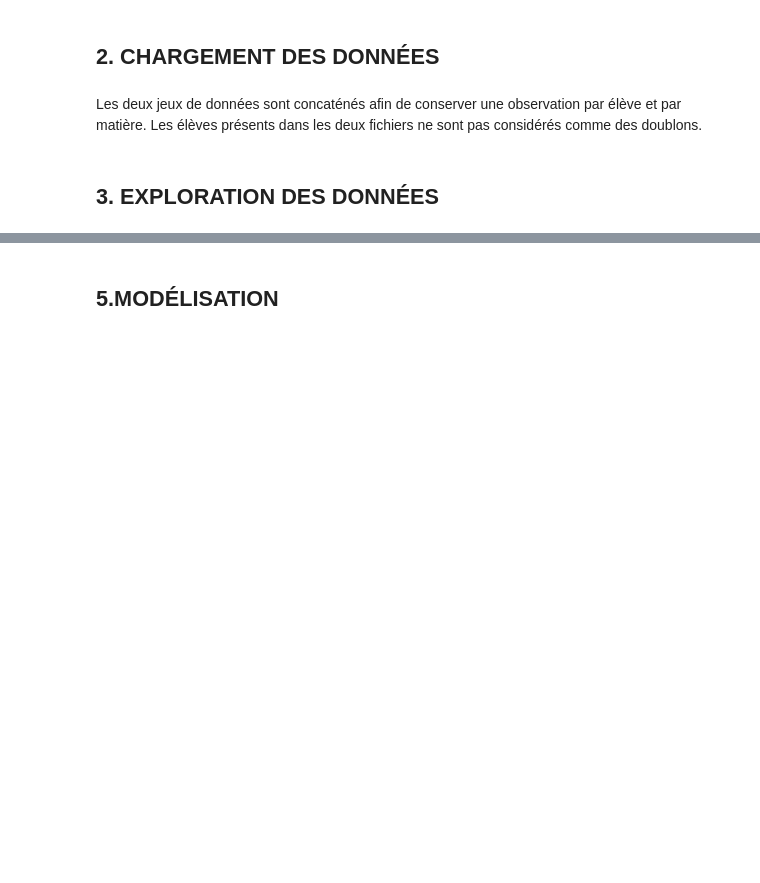
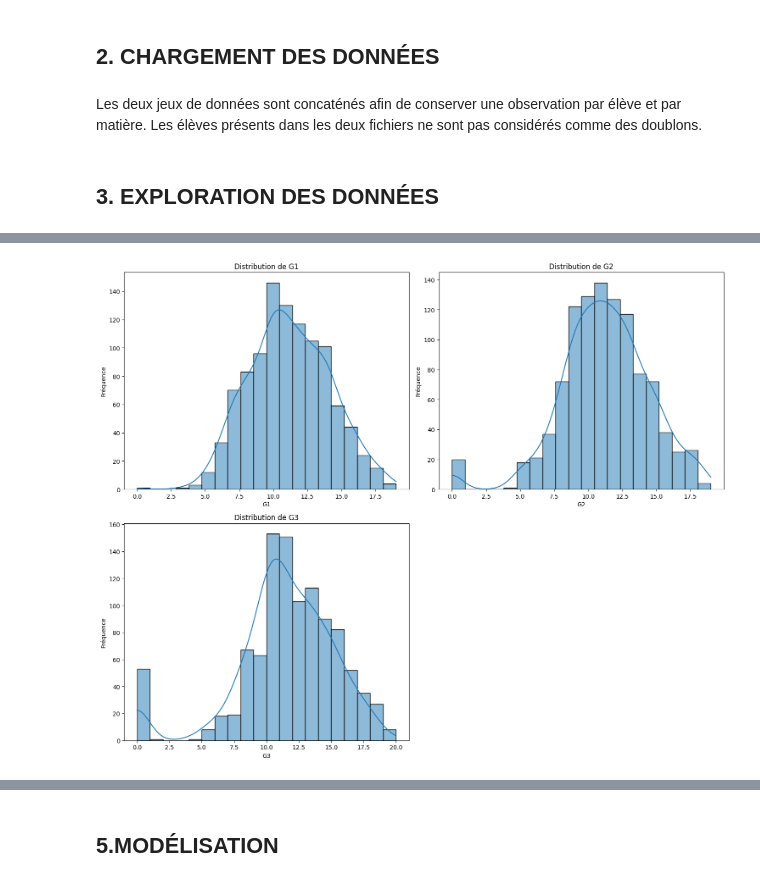
Before and after one commit to sebo-hizkia/OPCO-ATLAS-Exam, a Jupyter notebook: matrice-notebook.ipynb, the cells around one changed output, grey strips where cells are left out. Saved outputs shown, nothing was run; the diff lists cells and outputs as text; code cells hidden in the pictures; blank space fills up the shorter version.

```diff
--- a/matrice-notebook.ipynb
+++ b/matrice-notebook.ipynb
@@ -27,0 +116,16 @@ df["source"].value_counts()
+# %%
+# Affichage de la distribution des données pertinentes
+plt.figure(figsize=(15, 12))
+
+# Les histogrammes sont construits avec 20 classes afin de correspondre à l’échelle de notation scolaire et de faciliter l’interprétation.
+for i, col in enumerate(["G1", "G2", "G3"], 1):
+    plt.subplot(2, 2, i)     # affichage 2x2
+    sns.histplot(df[col], kde=True, bins=20)
+    plt.title(f"Distribution de {col}")
+    plt.xlabel(col)
+    plt.ylabel("Fréquence")
+
+plt.tight_layout()
+plt.show()
+# %% [output]
+[figure, added]
```
Also changed, not shown: parts of 41 cells of this notebook, 2 other files.
